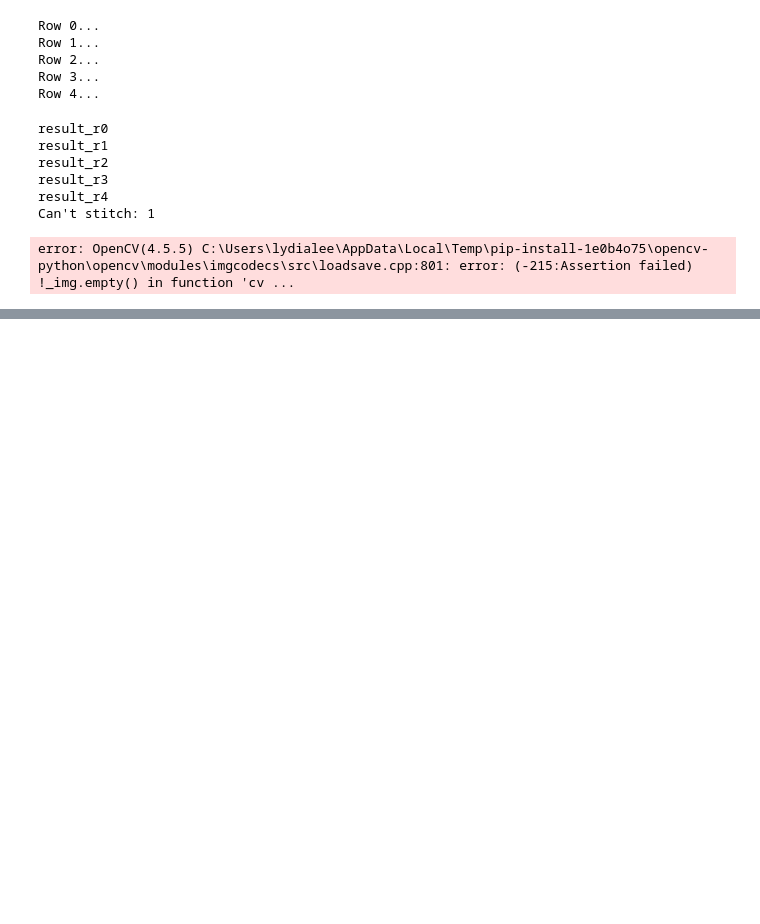
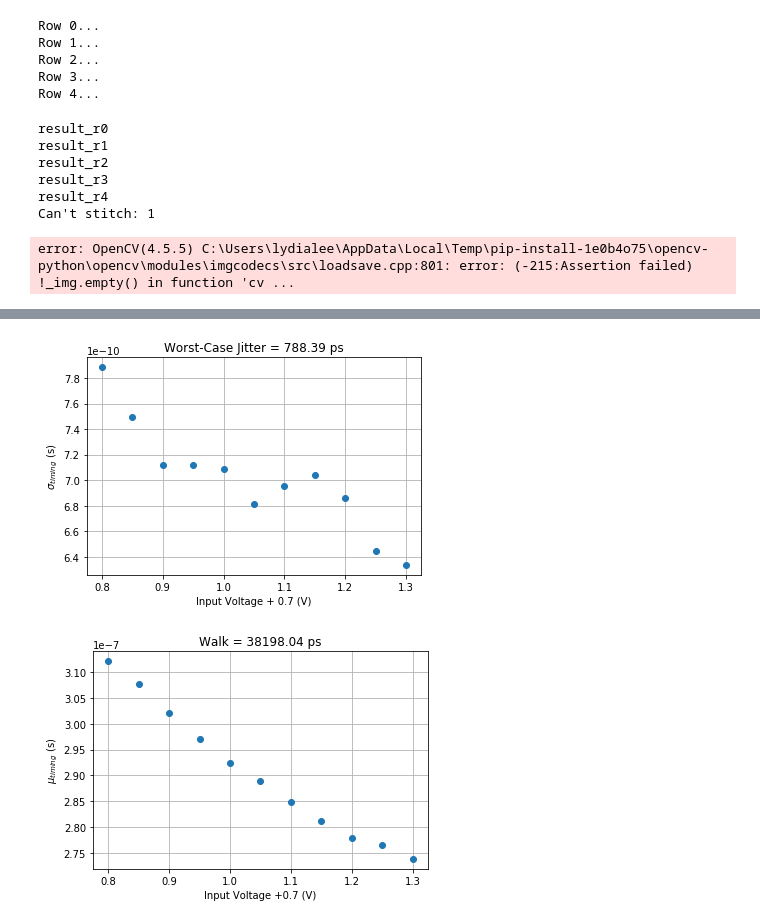
Before and after one commit to iiSmiley/span-ion-code, a Jupyter notebook: testing/plotting.ipynb, the cells around one changed output, grey strips where cells are left out. Cells and saved outputs as stored; diff of their text form; code cells hidden in the pictures; blank space fills up the shorter version.

```diff
--- a/testing/plotting.ipynb
+++ b/testing/plotting.ipynb
@@ -303,0 +305,6 @@ np.inf
+# %%
+data_path = '../../data/testing'
+
+# Get all relevant files in directory
+filt = lambda f: ('zcdSmall' in f) and ('vin' in f) and ('azZeros' in f) and ('20220330' in f)
+file_in_vec = [f'{data_path}/{f}' for f in listdir(data_path) if (isfile(join(data_path, f))) and filt(f)]
@@ -303,0 +327,37 @@ np.inf
+# %%
+# Get mean and standard deviation of TDC readings
+tdiff_avg_dict = dict()
+tdiff_std_dict = dict()
+vin_vec = []
+tdiff_std_vec = []
+tdiff_avg_vec = []
+for fname in file_in_vec:
+    with open(fname, 'r') as file_in:
+        # Unsafe loader because of NumPy
+        data_raw = yaml.load(file_in, Loader=yaml.UnsafeLoader)
+
+        # Plotting raw data for sanity checking
+        vin_amp = float(data_raw['config']['vin_amp'])
+        tdiff_vec = data_raw['data'][2:]
+#         plt.figure()
+#         plt.plot([t*1e9 for t in tdiff_vec])
+#         plt.xlabel('Sample')
+#         plt.ylabel('Time (ns)')
+#         plt.grid()
+
+        # Getting stats
+        tdiff_avg = np.mean(tdiff_vec)
+        tdiff_std = np.std(tdiff_vec)
+        tdiff_avg_dict[fname] = tdiff_avg
+        tdiff_std_dict[fname] = tdiff_std
+
+        vin_vec.append(vin_amp)
+        tdiff_std_vec.append(tdiff_std)
+        tdiff_avg_vec.append(tdiff_avg)
+# %%
+vin_vec = vin_vec[2:]
+tdiff_std_vec = tdiff_std_vec[2:]
+tdiff_avg_vec = tdiff_avg_vec[2:]
+# %% [output]
+[figure, added]
+[figure, added]
```
Also changed, not shown: parts of 8 cells of this notebook, 4 other files.
